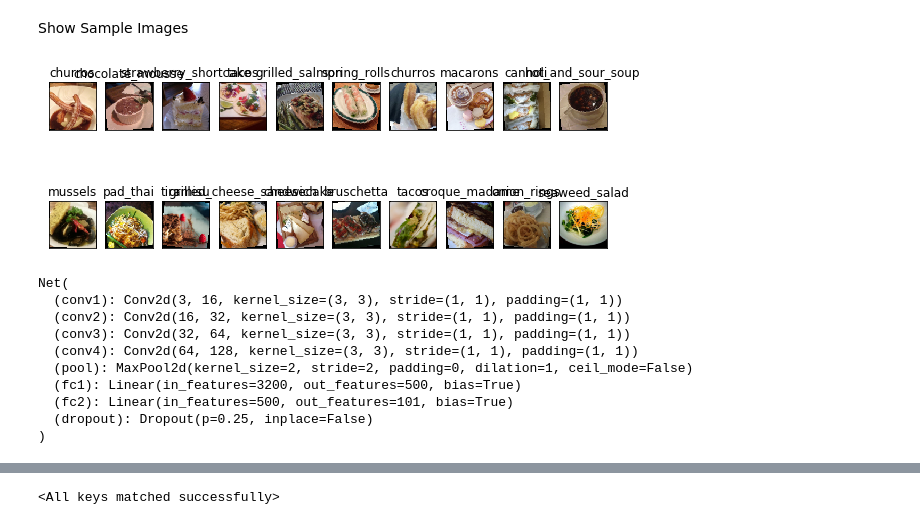
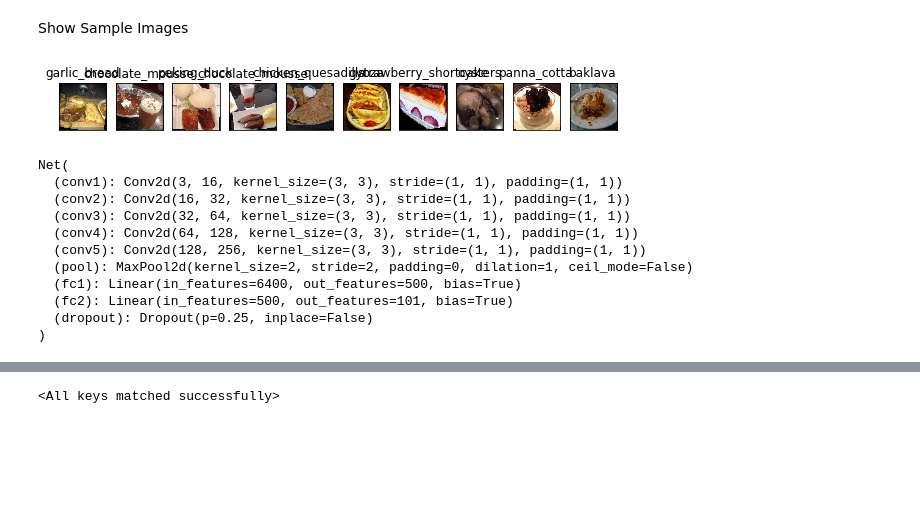
Before and after one commit to andrewyang89/FoodRecognition, a Jupyter notebook: fc101.ipynb, the cells around one changed output, grey strips where cells are left out. Saved outputs shown, nothing was run; the diff lists cells and outputs as text; code cells hidden in the pictures; blank space fills up the shorter version.

```diff
--- a/fc101.ipynb
+++ b/fc101.ipynb
@@ -13,12 +15,12 @@ GPU is activated: True
 # %%
 num_workers = 4
-batch_size = 200
+batch_size = 10
 val_size = 0.20
 path = 'food-101/images'
 
 transform = transforms.Compose([
-    transforms.Resize(100),
-    transforms.RandomCrop(90),
+    transforms.Resize(200),
+    transforms.RandomCrop(180),
     transforms.RandomHorizontalFlip(),
     transforms.RandomRotation(10),
     transforms.ToTensor(),
@@ -59,21 +61,21 @@ Show Sample Images
 # %%
 def imshow(img):
     img = img / 2 + .5
     plt.imshow(np.transpose(img, (1, 2, 0)))
 
 dataiter = iter(train_loader)
 images, labels = dataiter.next()
 images = images.numpy()
 
 fig = plt.figure(figsize=(10, 4))
 
 # plot twenty images from the trainloader
-for idx in np.arange(20):
+for idx in np.arange(10):
     ax = fig.add_subplot(2, 20/2, idx+1, xticks=[], yticks=[])
     imshow(images[idx])
     ax.set_title(classes[labels[idx]])
 # %% [output]
-[figure, old version]
+[figure, new version]
 # %%
 import torch.nn as nn
 import torch.nn.functional as F
@@ -85,9 +87,11 @@ class Net(nn.Module):
         self.conv2 = nn.Conv2d(16, 32, 3, padding=1)
         self.conv3 = nn.Conv2d(32, 64, 3, padding=1)
         self.conv4 = nn.Conv2d(64, 128, 3, padding=1)
+        self.conv5 = nn.Conv2d(128, 256, 3, padding=1)
+
 
         self.pool = nn.MaxPool2d(2, 2)
-        self.fc1 = nn.Linear(3200, 500)
+        self.fc1 = nn.Linear(6400, 500)
         self.fc2 = nn.Linear(500, 101)
         self.dropout = nn.Dropout(0.25)
 
@@ -96,6 +100,7 @@ class Net(nn.Module):
         x = self.pool(F.relu(self.conv2(x)))
         x = self.pool(F.relu(self.conv3(x)))
         x = self.pool(F.relu(self.conv4(x)))
+        x = self.pool(F.relu(self.conv5(x)))
 
         x = x.view(x.size(0), -1)
         x = self.dropout(x)
@@ -115,8 +120,9 @@ Net(
   (conv2): Conv2d(16, 32, kernel_size=(3, 3), stride=(1, 1), padding=(1, 1))
   (conv3): Conv2d(32, 64, kernel_size=(3, 3), stride=(1, 1), padding=(1, 1))
   (conv4): Conv2d(64, 128, kernel_size=(3, 3), stride=(1, 1), padding=(1, 1))
+  (conv5): Conv2d(128, 256, kernel_size=(3, 3), stride=(1, 1), padding=(1, 1))
   (pool): MaxPool2d(kernel_size=2, stride=2, padding=0, dilation=1, ceil_mode=False)
-  (fc1): Linear(in_features=3200, out_features=500, bias=True)
+  (fc1): Linear(in_features=6400, out_features=500, bias=True)
   (fc2): Linear(in_features=500, out_features=101, bias=True)
   (dropout): Dropout(p=0.25, inplace=False)
 )
```
Also changed, not shown: parts of 5 cells of this notebook.
